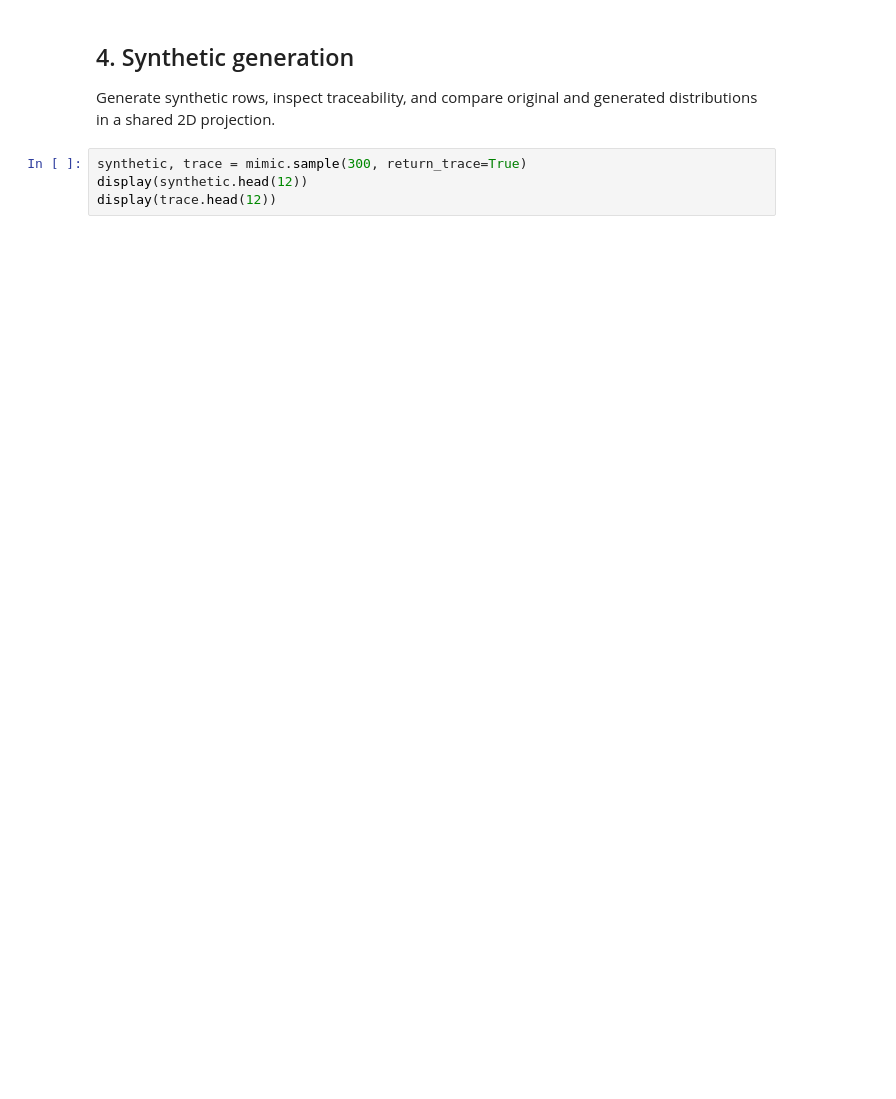
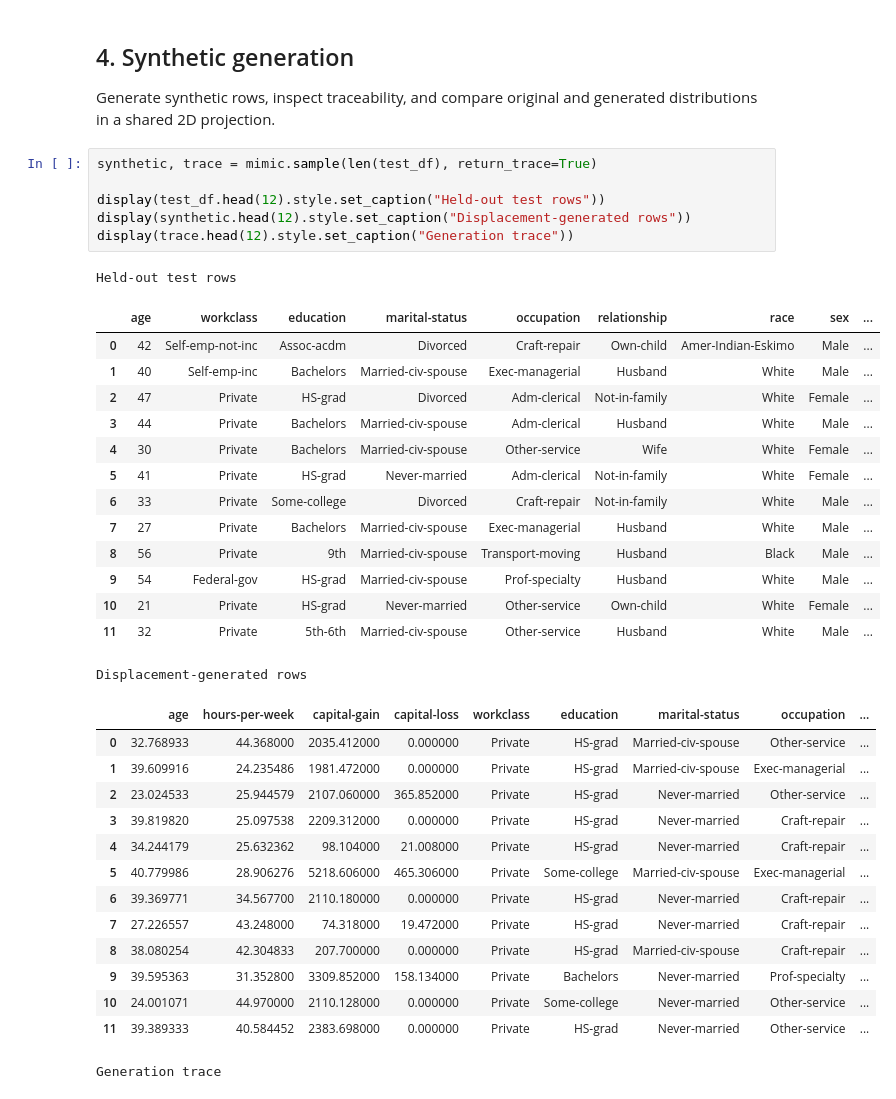
Before and after one commit to fabriziocosta/MIMIC, a Jupyter notebook: notebooks/04_adult_operating_modes.ipynb, the cells around one changed output. Cells and saved outputs as stored; diff of their text form; blank space fills up the shorter version.

```diff
--- a/notebooks/04_adult_operating_modes.ipynb
+++ b/notebooks/04_adult_operating_modes.ipynb
@@ -221,6 +316,38 @@ display(
 
 Generate synthetic rows, inspect traceability, and compare original and generated distributions in a shared 2D projection.
 # %%
-synthetic, trace = mimic.sample(300, return_trace=True)
-display(synthetic.head(12))
-display(trace.head(12))
+synthetic, trace = mimic.sample(len(test_df), return_trace=True)
+
+display(test_df.head(12).style.set_caption("Held-out test rows"))
+display(synthetic.head(12).style.set_caption("Displacement-generated rows"))
+display(trace.head(12).style.set_caption("Generation trace"))
+# %% [output]
+Held-out test rows
+|  | age | workclass | education | marital-status | occupation | relationship | race | sex | ... |
+| 0 | 42 | Self-emp-not-inc | Assoc-acdm | Divorced | Craft-repair | Own-child | Amer-Indian-Eskimo | Male | ... |
+| 1 | 40 | Self-emp-inc | Bachelors | Married-civ-spouse | Exec-managerial | Husband | White | Male | ... |
+| 2 | 47 | Private | HS-grad | Divorced | Adm-clerical | Not-in-family | White | Female | ... |
+| 3 | 44 | Private | Bachelors | Married-civ-spouse | Adm-clerical | Husband | White | Male | ... |
+| 4 | 30 | Private | Bachelors | Married-civ-spouse | Other-service | Wife | White | Female | ... |
+| 5 | 41 | Private | HS-grad | Never-married | Adm-clerical | Not-in-family | White | Female | ... |
+| 6 | 33 | Private | Some-college | Divorced | Craft-repair | Not-in-family | White | Male | ... |
+| 7 | 27 | Private | Bachelors | Married-civ-spouse | Exec-managerial | Husband | White | Male | ... |
+| 8 | 56 | Private | 9th | Married-civ-spouse | Transport-moving | Husband | Black | Male | ... |
+| 9 | 54 | Federal-gov | HS-grad | Married-civ-spouse | Prof-specialty | Husband | White | Male | ... |
+| 10 | 21 | Private | HS-grad | Never-married | Other-service | Own-child | White | Female | ... |
+| 11 | 32 | Private | 5th-6th | Married-civ-spouse | Other-service | Husband | White | Male | ... |
+Displacement-generated rows
+|  | age | hours-per-week | capital-gain | capital-loss | workclass | education | marital-status | occupation | ... |
+| 0 | 32.768933 | 44.368000 | 2035.412000 | 0.000000 | Private | HS-grad | Married-civ-spouse | Other-service | ... |
+| 1 | 39.609916 | 24.235486 | 1981.472000 | 0.000000 | Private | HS-grad | Married-civ-spouse | Exec-managerial | ... |
+| 2 | 23.024533 | 25.944579 | 2107.060000 | 365.852000 | Private | HS-grad | Never-married | Other-service | ... |
+| 3 | 39.819820 | 25.097538 | 2209.312000 | 0.000000 | Private | HS-grad | Never-married | Craft-repair | ... |
+| 4 | 34.244179 | 25.632362 | 98.104000 | 21.008000 | Private | HS-grad | Never-married | Craft-repair | ... |
+| 5 | 40.779986 | 28.906276 | 5218.606000 | 465.306000 | Private | Some-college | Married-civ-spouse | Exec-managerial | ... |
+| 6 | 39.369771 | 34.567700 | 2110.180000 | 0.000000 | Private | HS-grad | Never-married | Craft-repair | ... |
+| 7 | 27.226557 | 43.248000 | 74.318000 | 19.472000 | Private | HS-grad | Never-married | Craft-repair | ... |
+| 8 | 38.080254 | 42.304833 | 207.700000 | 0.000000 | Private | HS-grad | Married-civ-spouse | Craft-repair | ... |
+| 9 | 39.595363 | 31.352800 | 3309.852000 | 158.134000 | Private | Bachelors | Never-married | Prof-specialty | ... |
+| 10 | 24.001071 | 44.970000 | 2110.128000 | 0.000000 | Private | Some-college | Never-married | Other-service | ... |
+| 11 | 39.389333 | 40.584452 | 2383.698000 | 0.000000 | Private | HS-grad | Never-married | Other-service | ... |
+Generation trace
```
Also changed, not shown: parts of 9 cells of this notebook, 9 other files.
